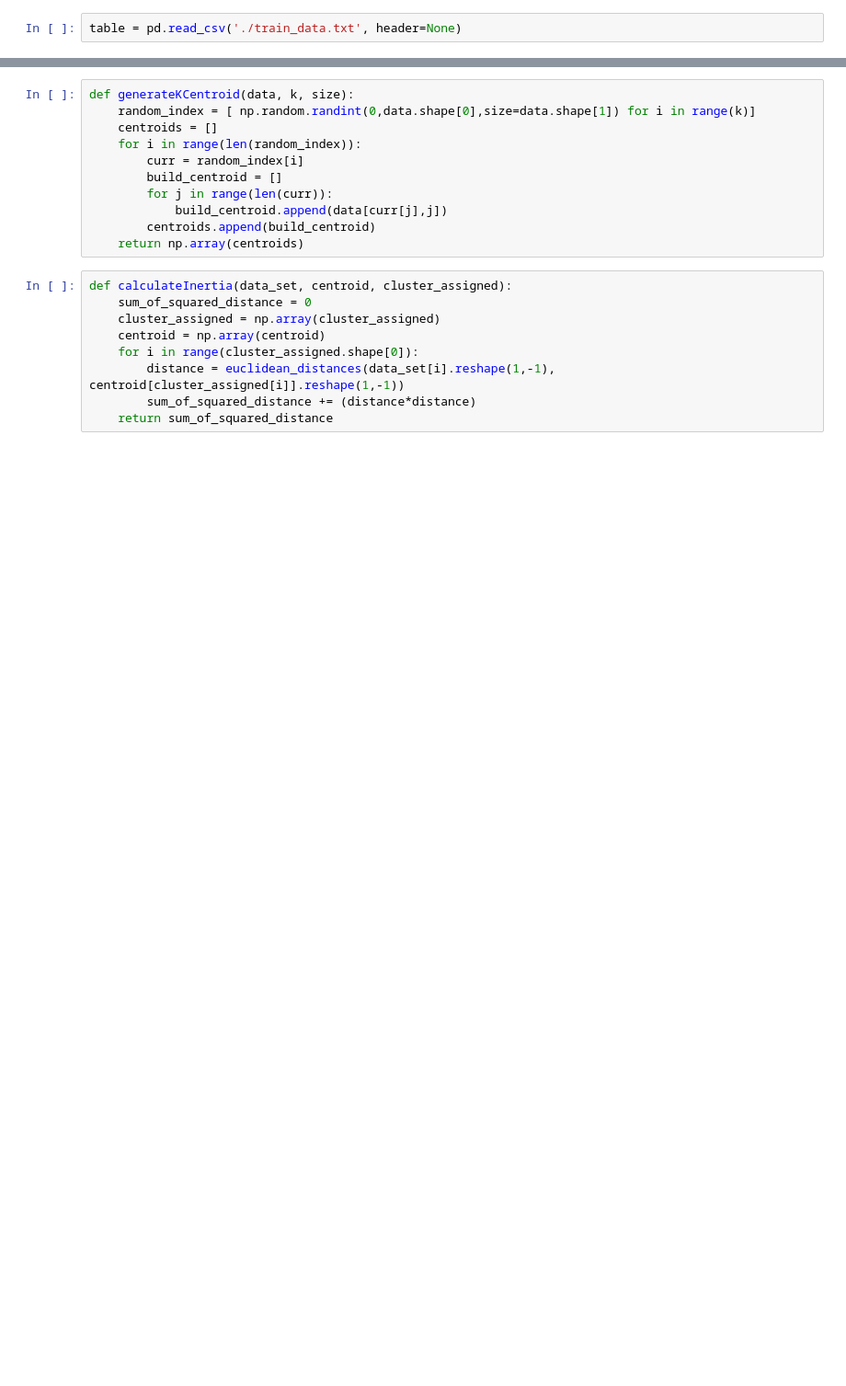
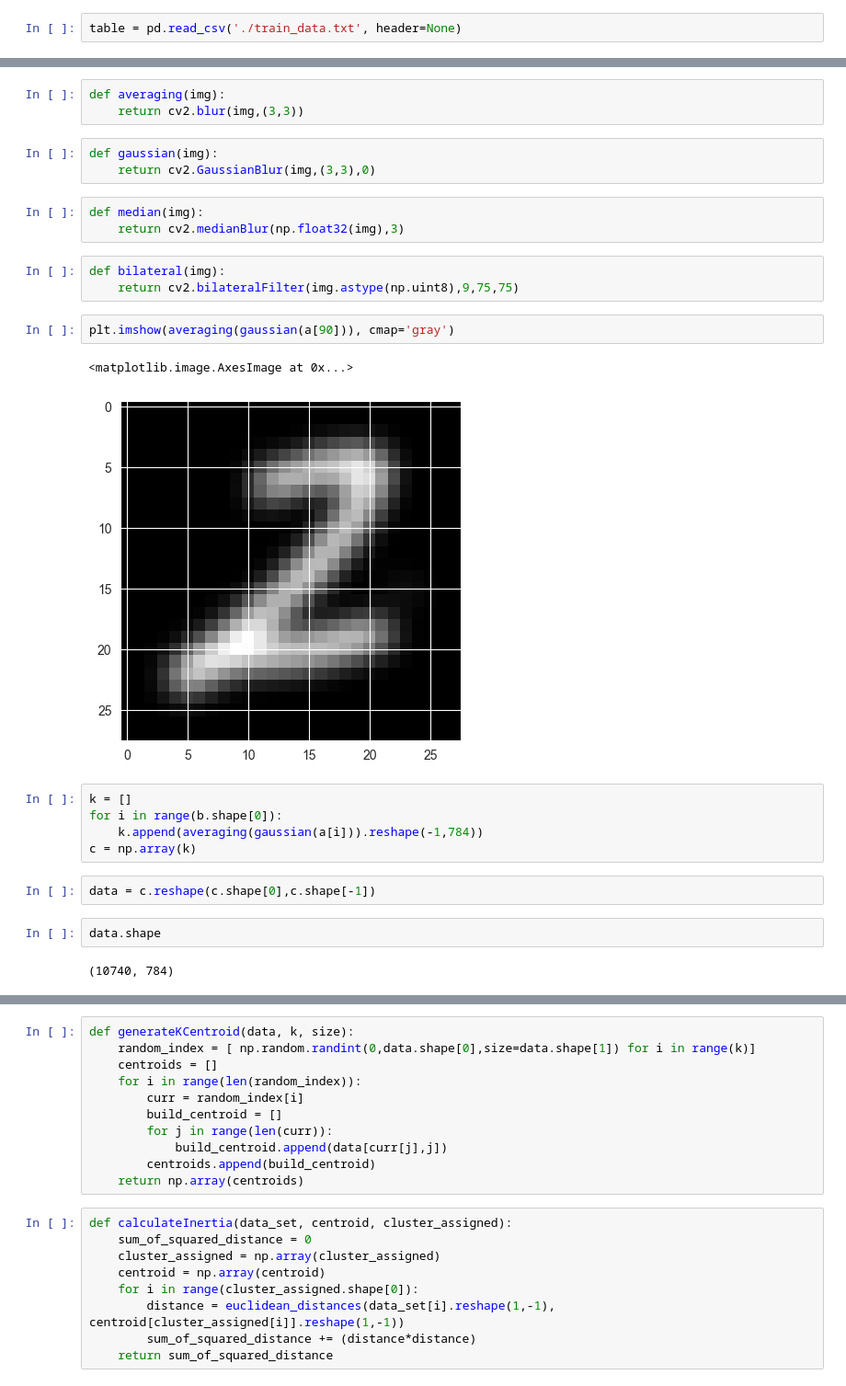
Before and after one commit to bhaba-ranjan/clustering, a Jupyter notebook: k-means.ipynb, the cells around one changed output, grey strips where cells are left out. Shown at 92% size. Saved outputs shown, nothing was run; the diff lists cells and outputs as text; blank space fills up the shorter version.

```diff
--- a/k-means.ipynb
+++ b/k-means.ipynb
@@ -34,3 +30,31 @@ data = averagePixes(np_table,4)
+# %%
+def averaging(img):
+    return cv2.blur(img,(3,3))
+# %%
+def gaussian(img):
+    return cv2.GaussianBlur(img,(3,3),0)
+# %%
+def median(img):
+    return cv2.medianBlur(np.float32(img),3)
+# %%
+def bilateral(img):
+    return cv2.bilateralFilter(img.astype(np.uint8),9,75,75)
+# %%
+plt.imshow(averaging(gaussian(a[90])), cmap='gray')
+# %% [output]
+<matplotlib.image.AxesImage at 0x...>
+[figure, added]
+# %%
+k = []
+for i in range(b.shape[0]):
+    k.append(averaging(gaussian(a[i])).reshape(-1,784))
+c = np.array(k)
+# %%
+data = c.reshape(c.shape[0],c.shape[-1])
+# %%
+data.shape
+# %% [output]
+(10740, 784)
 # %%
 data
 # %% [output]
```
Also changed, not shown: parts of 27 cells of this notebook.
